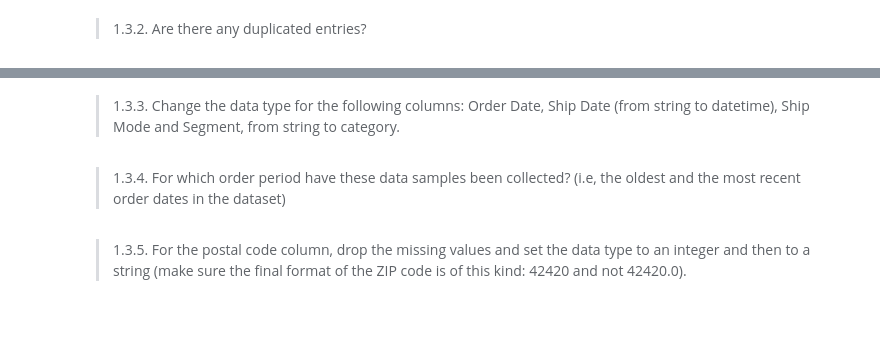
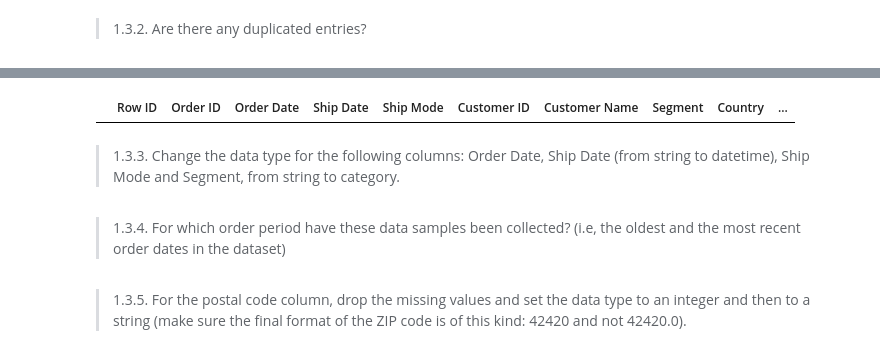
Before and after one commit to KsibiI/DM-ML---Assignment-1, a Jupyter notebook: Assignment1/Assignment1.ipynb, the cells around one changed output, grey strips where cells are left out. Saved outputs shown, nothing was run; the diff lists cells and outputs as text; code cells hidden in the pictures; blank space fills up the shorter version.

```diff
--- a/Assignment1/Assignment1.ipynb
+++ b/Assignment1/Assignment1.ipynb
@@ -166,3 +199,7 @@ print(dfCatNbRow/dfNbRow * 100 , "%")
+# %%
+df.loc[df.duplicated()=='True', :]
+# %% [output]
+|  | Row ID | Order ID | Order Date | Ship Date | Ship Mode | Customer ID | Customer Name | Segment | Country | ... |
 # %% [markdown]
 >1.3.3. Change the data type for the following columns: Order Date, Ship Date (from string to datetime), Ship Mode and Segment, from string to category.
 # %%
```
Also changed, not shown: parts of 2 cells of this notebook.
